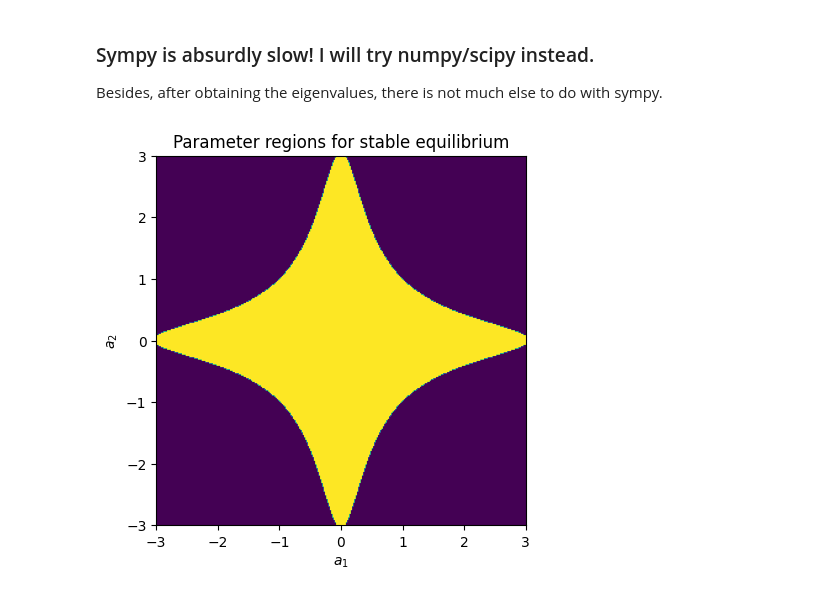
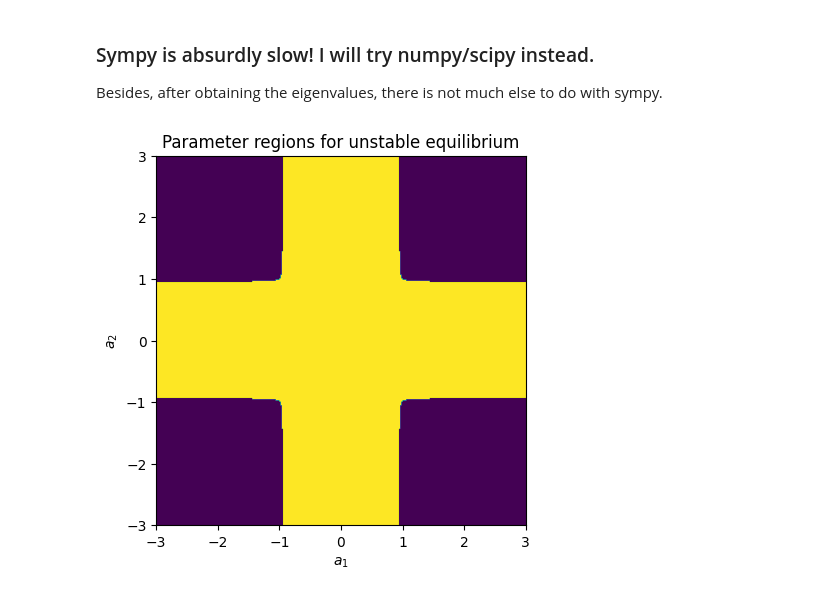
Before and after one commit to kosarrara/Coupled-FHN-Control, a Jupyter notebook: instantaneously_coupled_neurons.ipynb, the cells around one changed output. Saved outputs shown, nothing was run; the diff lists cells and outputs as text; code cells hidden in the pictures.

```diff
--- a/instantaneously_coupled_neurons.ipynb
+++ b/instantaneously_coupled_neurons.ipynb
@@ -158,34 +158,34 @@ def J(a1, a2, c, eps):
     res = np.array([[(1 - a1**2)/eps - c/eps, -1/eps, c/eps, 0],
                 [1, 0, 0, 0],
                 [c/eps, 0, (1 - a2**2)/eps - c/eps, -1/eps],
                 [0, 0, 1, 0]])
     return res
 
 # Define the eigenvalues as a function of a1, a2, c, eps:
 
 def largest_real_eigenvalue(a1, a2, c, eps):
     eigs = la.eigvals(J(a1, a2, c, eps))
     res = np.max(np.real(eigs))
     return res
 
 a_max = 3
 a_num = 300
-c = 1.135
+c = 0.1
 eps = 0.01
 
 a1_range = np.linspace(-a_max, a_max, a_num)
 a2_range = np.linspace(-a_max, a_max, a_num)
 
 
 largest_eig = np.zeros((len(a1_range), len(a2_range)))
 for i, a1 in enumerate(a1_range):
     for j, a2 in enumerate(a2_range):
         largest_eig[i, j] = 1 if largest_real_eigenvalue(a1, a2, c, eps) > 0 else 0
 
 plt.imshow(largest_eig, extent=[-a_max, a_max, -a_max, a_max], origin='lower')
 plt.xlabel('$a_1$')
 plt.ylabel('$a_2$')
-plt.title('Parameter regions for stable equilibrium')
-plt.savefig('stable_equilibrium.png', dpi=600)
+plt.title('Parameter regions for unstable equilibrium')
+plt.savefig(f'stable_equilibrium_c={c}.png', dpi=600)
 # %% [output]
-[figure, old version]
+[figure, new version]
```
Also changed, not shown: 9 other files.
